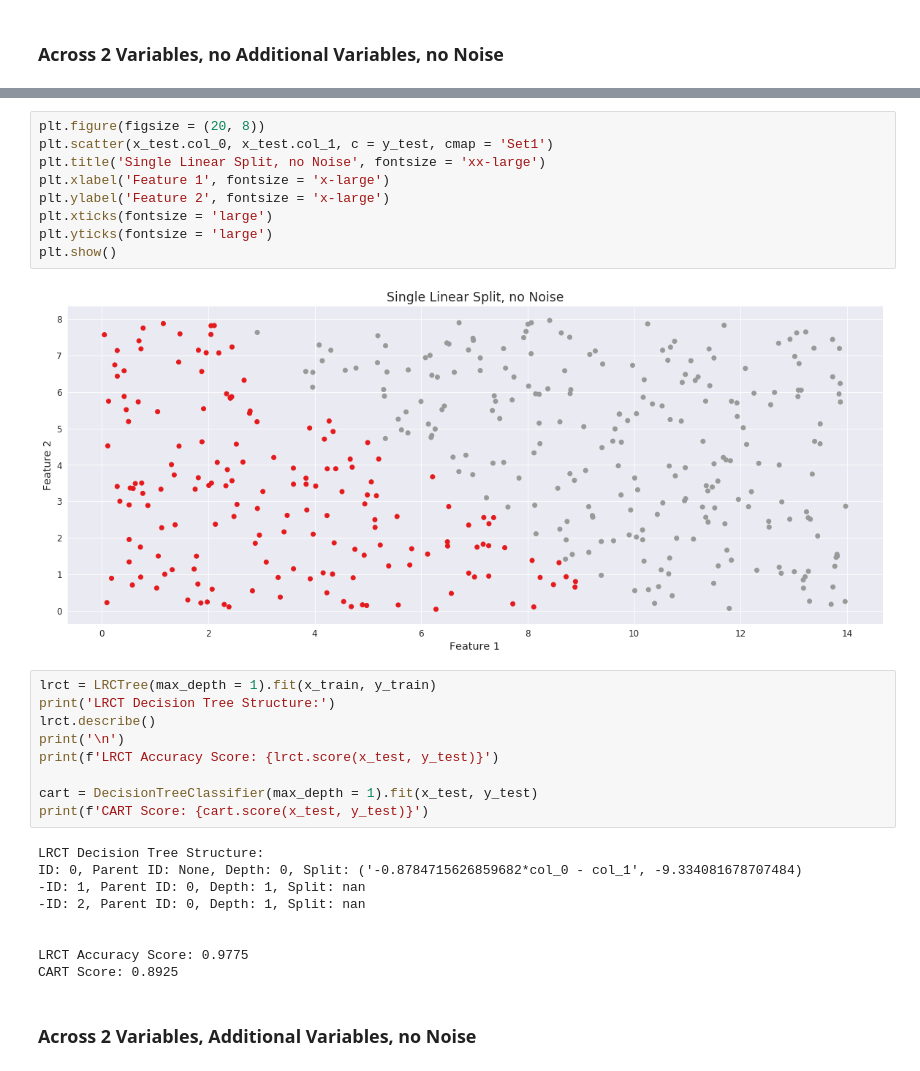
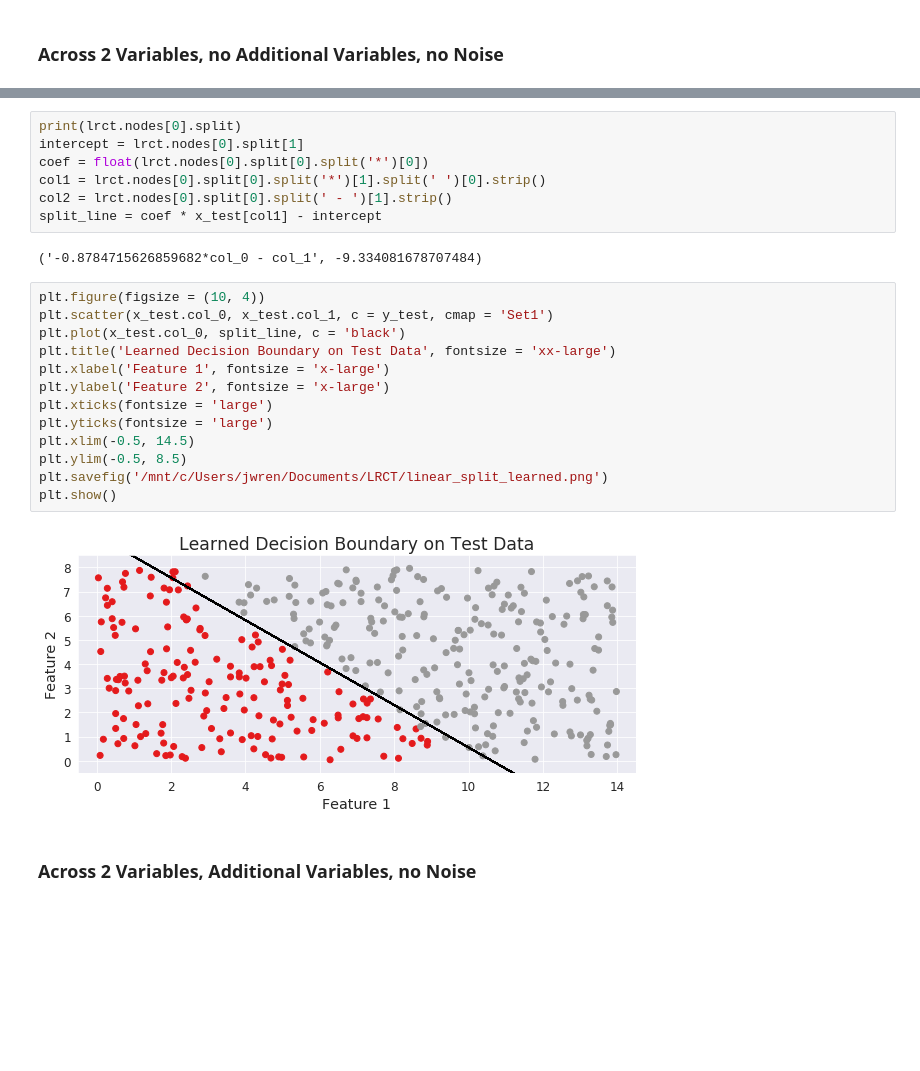
Before and after one commit to jacobrenn/LRCT, a Jupyter notebook: notebooks/LRCT_test.ipynb, the cells around one changed output, grey strips where cells are left out. Cells and saved outputs as stored; diff of their text form; blank space fills up the shorter version.

```diff
--- a/notebooks/LRCT_test.ipynb
+++ b/notebooks/LRCT_test.ipynb
@@ -65,32 +122,27 @@ dtype: int64
+# %%
+print(lrct.nodes[0].split)
+intercept = lrct.nodes[0].split[1]
+coef = float(lrct.nodes[0].split[0].split('*')[0])
+col1 = lrct.nodes[0].split[0].split('*')[1].split(' ')[0].strip()
+col2 = lrct.nodes[0].split[0].split(' - ')[1].strip()
+split_line = coef * x_test[col1] - intercept
+# %% [output]
+('-0.8784715626859682*col_0 - col_1', -9.334081678707484)
 # %%
-plt.figure(figsize = (20, 8))
+plt.figure(figsize = (10, 4))
 plt.scatter(x_test.col_0, x_test.col_1, c = y_test, cmap = 'Set1')
-plt.title('Single Linear Split, no Noise', fontsize = 'xx-large')
+plt.plot(x_test.col_0, split_line, c = 'black')
+plt.title('Learned Decision Boundary on Test Data', fontsize = 'xx-large')
 plt.xlabel('Feature 1', fontsize = 'x-large')
 plt.ylabel('Feature 2', fontsize = 'x-large')
 plt.xticks(fontsize = 'large')
 plt.yticks(fontsize = 'large')
+plt.xlim(-0.5, 14.5)
+plt.ylim(-0.5, 8.5)
+plt.savefig('/mnt/c/Users/jwren/Documents/LRCT/linear_split_learned.png')
 plt.show()
 # %% [output]
-[figure, old version]
+[figure, new version]
-# %%
-lrct = LRCTree(max_depth = 1).fit(x_train, y_train)
-print('LRCT Decision Tree Structure:')
-lrct.describe()
-print('\n')
-print(f'LRCT Accuracy Score: {lrct.score(x_test, y_test)}')
-
-cart = DecisionTreeClassifier(max_depth = 1).fit(x_test, y_test)
-print(f'CART Score: {cart.score(x_test, y_test)}')
-# %% [output]
-LRCT Decision Tree Structure:
-ID: 0, Parent ID: None, Depth: 0, Split: ('-0.8784715626859682*col_0 - col_1', -9.334081678707484)
--ID: 1, Parent ID: 0, Depth: 1, Split: nan
--ID: 2, Parent ID: 0, Depth: 1, Split: nan
-
-
-LRCT Accuracy Score: 0.9775
-CART Score: 0.8925
 # %% [markdown]
 ### Across 2 Variables, Additional Variables, no Noise
 # %%
```
Also changed, not shown: parts of 7 cells of this notebook.
